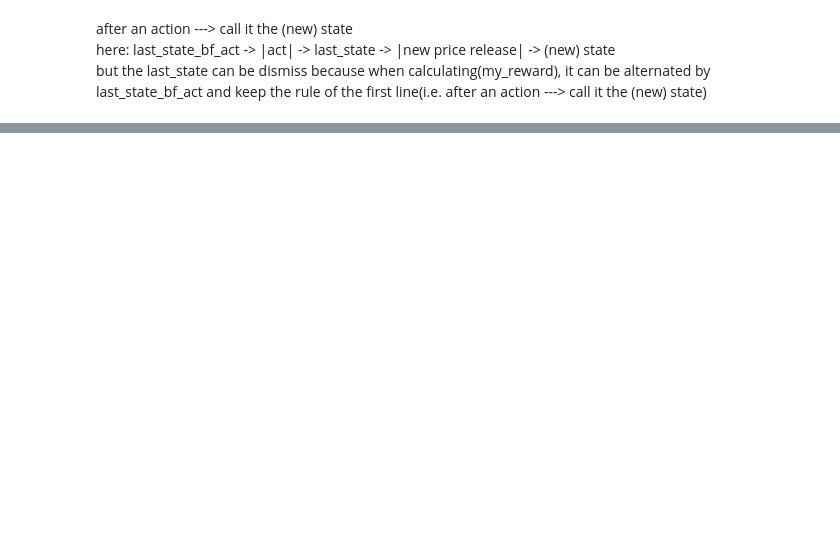
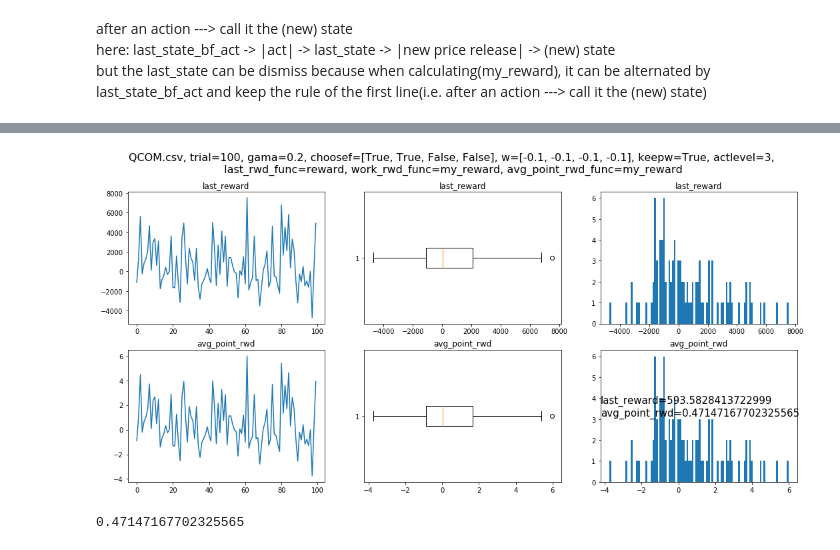
Before and after one commit to da65536/stock-q-learning, a Jupyter notebook: main.ipynb, the cells around one changed output, grey strips where cells are left out. Cells and saved outputs as stored; diff of their text form; code cells hidden in the pictures; blank space fills up the shorter version.

Commit message:
zero to represent HOLD, add the price&pie plots

```diff
--- a/main.ipynb
+++ b/main.ipynb
@@ -65,8 +66,9 @@ import sys
 
 def next_state(state, action, action_level):
     next_state = state.copy()
-    if (action > 2*action_level + 1) or action <= 0:
-        sys.exit("error, action undefined!")
+    if (action > 2*action_level) or action < 0:
+        print("action = ", action)
+        sys.exit("error, action undefined! nxt")
 
     if action >= 1 and action <= action_level:
         # then buy
@@ -90,17 +92,21 @@ def next_state(state, action, action_level):
 def reward(state, init_invest):
     return (state['NumStock']*state['StockPrice'] + state['HandCash']) - init_invest
 
-
-def my_reward_old(curr, last):
+def my_reward(curr, last):
     return (curr['NumStock']*curr['StockPrice'] + curr['HandCash']) - \
            (last['NumStock']*last['StockPrice'] + last['HandCash'])
 
-def my_reward(curr, last):
+def penalty_reward(curr, last):
+    penalty_multiplier = 10
     k = (curr['NumStock']*curr['StockPrice'] + curr['HandCash']) - \
            (last['NumStock']*last['StockPrice'] + last['HandCash'])
     if k < 0:
-        k = k*10
+        k = k*penalty_multiplier
     return k
+
+last_rwd_func = reward
+work_rwd_func = my_reward ## for updating w
+avg_point_rwd_func = my_reward
 # %%
 # feature 1 : indicate the difference of #stock after the action from the state
 # state is a dictionary with 3 elements
@@ -223,5 +233,5 @@ feature_4.min = 0
 # %%
 # number of candidate feature : 4
-choose_feature = [True, True, True, True]
+choose_feature = [True, True, False, False]
 # %%
 from random import randint
@@ -396,0 +479,59 @@ sum(sqld.last_reward) / float(len(sqld.last_reward))
+# %%
+import matplotlib.pyplot as plt
+import math
+
+keep_w = True
+
+hist_avg_num_per_bin = 1
+
+f, axarr = plt.subplots(2, 3, figsize=(18, 8))
+axarr[0, 0].plot(sqld.last_reward)
+axarr[0, 0].set_title('last_reward')
+axarr[0, 1].boxplot(sqld.last_reward, vert = 0)
+axarr[0, 1].set_title('last_reward')
+axarr[0, 2].hist(sqld.last_reward, bins = math.ceil(trial_range/hist_avg_num_per_bin))
+axarr[0, 2].set_title('last_reward')
+#axarr[1].set_facecolor((1.0, 0.47, 0.42))
+axarr[1, 0].plot(sqld.avg_point_rwd)
+axarr[1, 0].set_title('avg_point_rwd')
+axarr[1, 1].boxplot(sqld.avg_point_rwd, vert = 0)
+axarr[1, 1].set_title('avg_point_rwd')
+axarr[1, 2].hist(sqld.avg_point_rwd, bins = math.ceil(trial_range/hist_avg_num_per_bin))
+axarr[1, 2].set_title('avg_point_rwd')
+axarr[1, 2].text(0, 0.5, "last_reward={0}\navg_point_rwd={1}".format(sum(sqld.last_reward) / float(len(sqld.last_reward)), sum(sqld.avg_point_rwd) / float(len(sqld.avg_point_rwd))),
+                 fontsize=15, transform=axarr[1,2].transAxes)
+
+plot_title = ("{0}, trial={1}, gama={2}, choosef={3}, w={4}, keepw={5}, actlevel={6},\n " + \
+            "last_rwd_func={7}, work_rwd_func={8}, avg_point_rwd_func={9}").format(resource_data,
+                                                                                  trial_range,
+                                                                                  gama,
+                                                                                  choose_feature,
+                                                                                  init_w,
+                                                                                  keep_w,
+                                                                                  action_level,
+                                                                                  last_rwd_func.__name__,
+                                                                                  work_rwd_func.__name__,
+                                                                                  avg_point_rwd_func.__name__)
+plt.suptitle(plot_title, fontsize=16)
+
+#plot_name = "./plots/{0}, trial={1}, gama={2}, choosef={3}, w={4}, actlevel={5}.png".format(resource_data, trial_range, gama, choose_feature, init_w, action_level)
+plot_name = ("./plots/{0}, tri={1}, ga={2}, {3}{4}, actle={5}, " + \
+            "({6}, {7}, {8}).png").format(resource_data,
+                                                                                  trial_range,
+                                                                                  gama,
+                                                                                  choose_feature,
+                                                                                  keep_w,
+                                                                                  action_level,
+                                                                                  last_rwd_func.__name__,
+                                                                                  work_rwd_func.__name__,
+                                                                                  avg_point_rwd_func.__name__)
+plt.savefig(plot_name, dpi=None, facecolor='w', edgecolor='w',
+        orientation='portrait', papertype=None, format=None,
+        transparent=False, bbox_inches=None, pad_inches=0.1,
+        frameon=None)
+# %% [output]
+[figure, added]
+# %%
+sum(sqld.avg_point_rwd) / float(len(sqld.avg_point_rwd))
+# %% [output]
+0.47147167702325565
```
Also changed, not shown: parts of 16 cells of this notebook, 14 other files.
